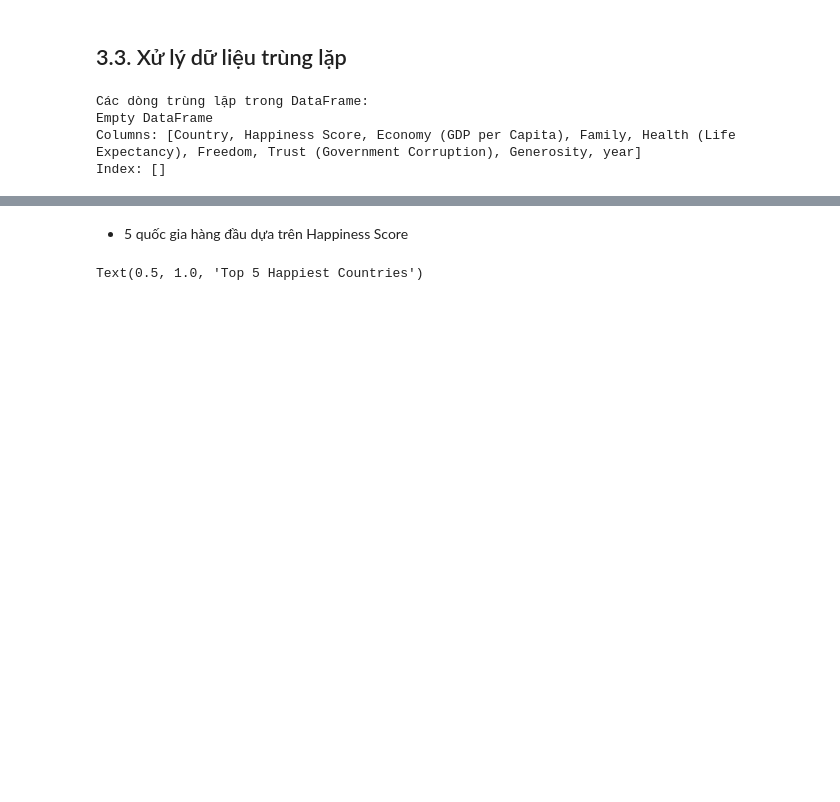
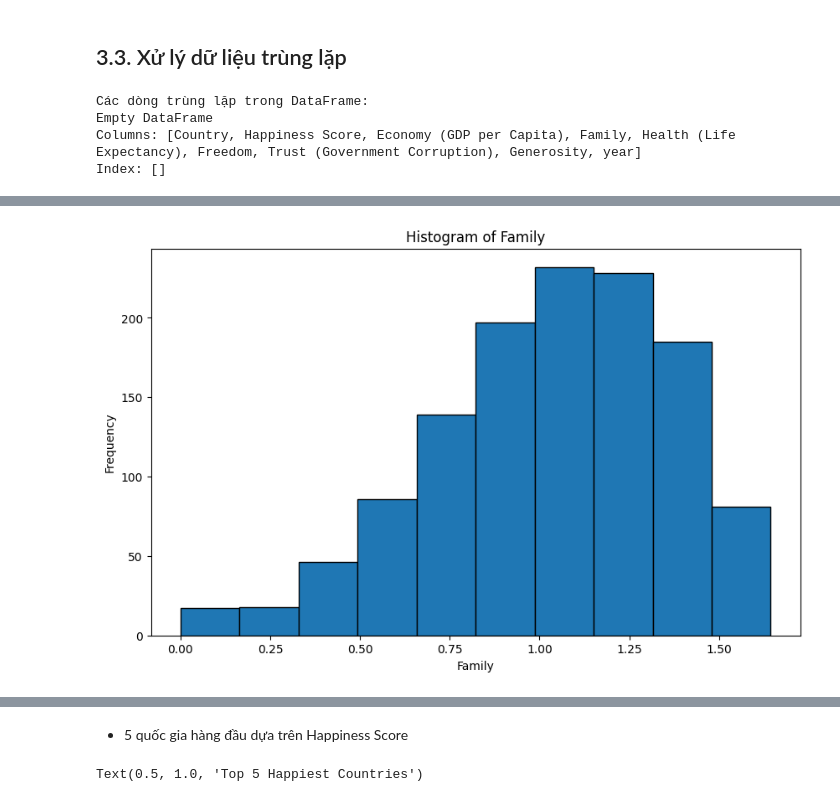
Before and after one commit to NgTrDung/DataMining_For_HappinessReport, a Jupyter notebook: Happiness_Report.ipynb, the cells around one changed output, grey strips where cells are left out. Cells and saved outputs as stored; diff of their text form; code cells hidden in the pictures; blank space fills up the shorter version.

```diff
--- a/Happiness_Report.ipynb
+++ b/Happiness_Report.ipynb
@@ -488,0 +509,4 @@ df_cleaned.describe().T
+# %%
+plot_histogram(df_cleaned, 'Family')
+# %% [output]
+[figure, added]
```
Also changed, not shown: parts of 19 cells of this notebook, 1 other file.
